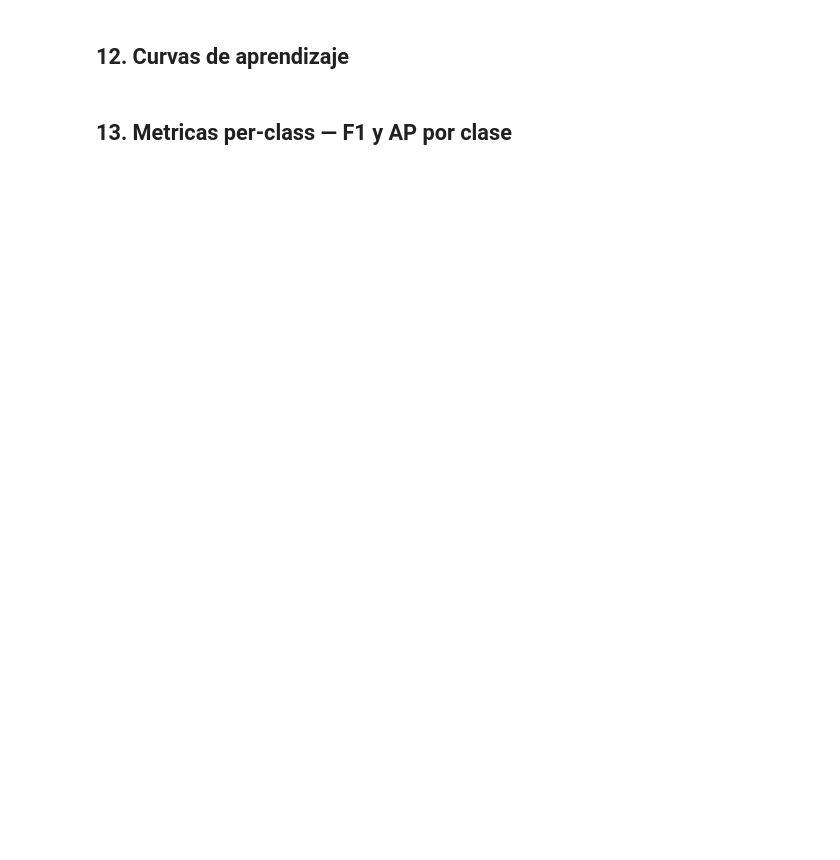
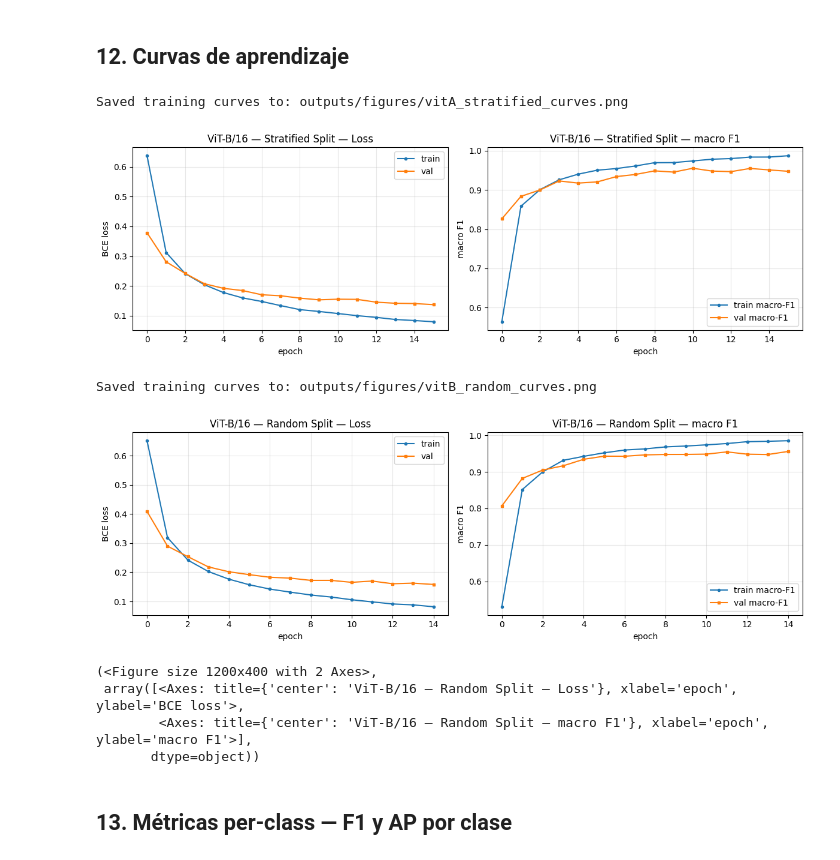
Before and after one commit to gabrielcastrob/Deep_learning_WUR, a Jupyter notebook: notebooks/02_ViT_Stratified_vs_Random.ipynb, the cells around one changed output. Cells and saved outputs as stored; diff of their text form; code cells hidden in the pictures; blank space fills up the shorter version.

```diff
--- a/notebooks/02_ViT_Stratified_vs_Random.ipynb
+++ b/notebooks/02_ViT_Stratified_vs_Random.ipynb
@@ -358,17 +546,26 @@ else:
 # %%
 plot_training_curves(
     logger_A,
-    model_name = "ViT-B/16 - Stratified Split",
+    model_name = "ViT-B/16 — Stratified Split",
     save_path  = "outputs/figures/vitA_stratified_curves.png",
 )
 
 plot_training_curves(
     logger_B,
-    model_name = "ViT-B/16 - Random Split",
+    model_name = "ViT-B/16 — Random Split",
     save_path  = "outputs/figures/vitB_random_curves.png",
 )
+# %% [output]
+Saved training curves to: outputs/figures/vitA_stratified_curves.png
+[figure, added]
+Saved training curves to: outputs/figures/vitB_random_curves.png
+[figure, added]
+(<Figure size 1200x400 with 2 Axes>,
+ array([<Axes: title={'center': 'ViT-B/16 — Random Split — Loss'}, xlabel='epoch', ylabel='BCE loss'>,
+        <Axes: title={'center': 'ViT-B/16 — Random Split — macro F1'}, xlabel='epoch', ylabel='macro F1'>],
+       dtype=object))
 # %% [markdown]
-## 13. Metricas per-class — F1 y AP por clase
+## 13. Métricas per-class — F1 y AP por clase
 # %%
 plot_per_class_metrics(
     labels_A, preds_A, probs_A, classes,
```
Also changed, not shown: parts of 29 cells of this notebook.
